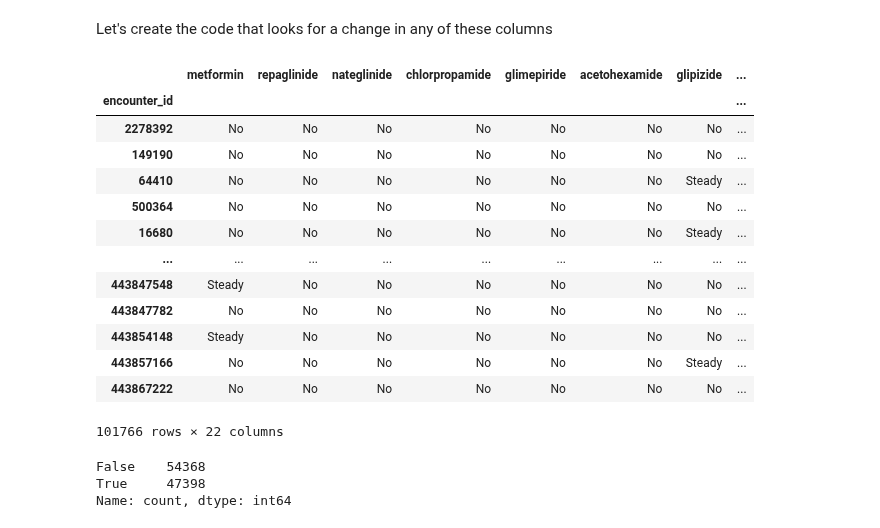
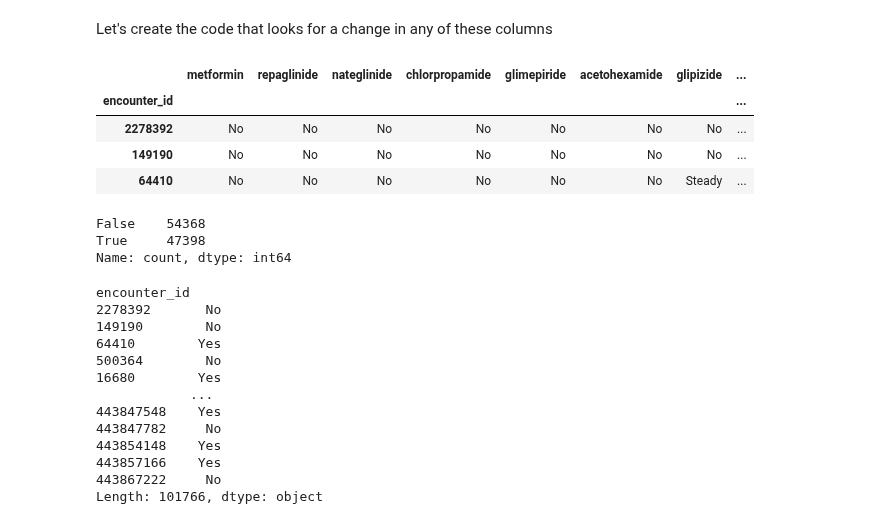
Before and after one commit to Hospital-Da-Luz-Learning-Health/MLCatolica25, a Jupyter notebook: Final Project/data_processing.ipynb, the cells around one changed output. Saved outputs shown, nothing was run; the diff lists cells and outputs as text; code cells hidden in the pictures.

```diff
--- a/Final Project/data_processing.ipynb
+++ b/Final Project/data_processing.ipynb
@@ -296,25 +374,33 @@ About half of the dataset has at least one oral antidiabetic changing
 # %% [markdown]
 Let's create the code that looks for a change in any of these columns
 # %%
-dataset[oral_antidiabetics]
+dataset[oral_antidiabetics].head(3)
 # %% [output]
 |  | metformin | repaglinide | nateglinide | chlorpropamide | glimepiride | acetohexamide | glipizide | ... |
 | encounter_id |  |  |  |  |  |  |  | ... |
 | 2278392 | No | No | No | No | No | No | No | ... |
 | 149190 | No | No | No | No | No | No | No | ... |
 | 64410 | No | No | No | No | No | No | Steady | ... |
-| 500364 | No | No | No | No | No | No | No | ... |
-| 16680 | No | No | No | No | No | No | Steady | ... |
-| ... | ... | ... | ... | ... | ... | ... | ... | ... |
-| 443847548 | Steady | No | No | No | No | No | No | ... |
-| 443847782 | No | No | No | No | No | No | No | ... |
-| 443854148 | Steady | No | No | No | No | No | No | ... |
-| 443857166 | No | No | No | No | No | No | Steady | ... |
-| 443867222 | No | No | No | No | No | No | No | ... |
-101766 rows × 22 columns
 # %%
 (dataset[oral_antidiabetics] != 'No').any(axis='columns').value_counts()
 # %% [output]
 False    54368
 True     47398
 Name: count, dtype: int64
+# %%
+# transform this variable into yes or no, in case any of the medication was prescribed or not
+dataset[oral_antidiabetics].apply(lambda row: 'Yes' if any(val in ['Steady', 'Up', 'Down'] for val in row) else 'No', axis=1)
+# %% [output]
+encounter_id
+2278392       No
+149190        No
+64410        Yes
+500364        No
+16680        Yes
+            ...
+443847548    Yes
+443847782     No
+443854148    Yes
+443857166    Yes
+443867222     No
+Length: 101766, dtype: object
```
Also changed, not shown: parts of 27 cells of this notebook, 1 other file.
